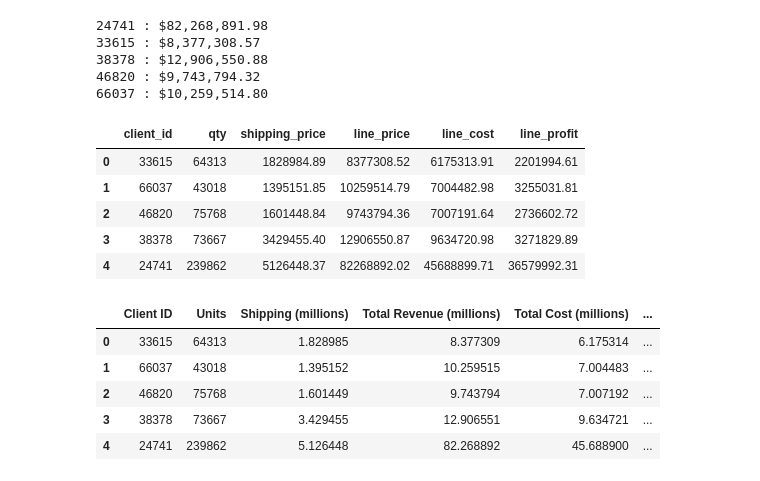
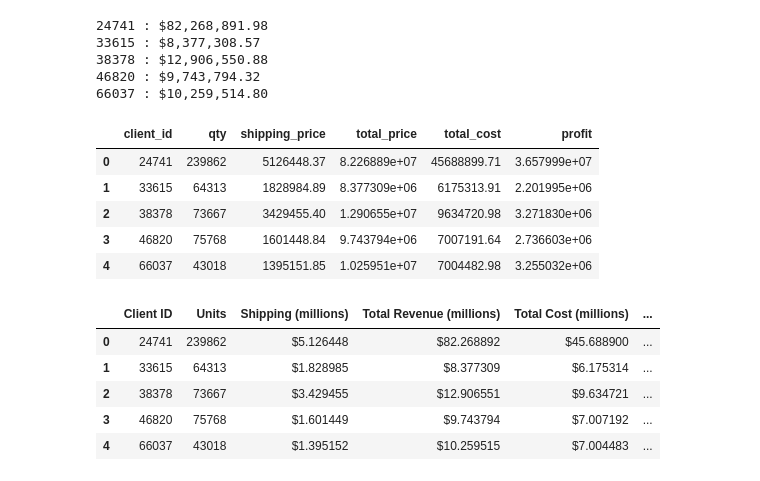
Before and after one commit to ReccaS/pandas-challenge-1, a Jupyter notebook: Starter_Code/wholesale_data_analysis_starter_code.ipynb, the cells around one changed output. Drawn from its saved outputs; the diff is of its cells as text; code cells hidden in the pictures.

```diff
--- a/Starter_Code/wholesale_data_analysis_starter_code.ipynb
+++ b/Starter_Code/wholesale_data_analysis_starter_code.ipynb
@@ -179,7 +180,7 @@ df.head()
 # %%
 # Create a column for the profit of each line using line cost and line price
 
-df["profit"] = (df["unit_price"] - df["unit_cost"])
+df["profit"] = (df["total_price"] - df["total_cost"])
 df.head()
 # %% [output]
 |  | first | last | job | phone | email | client_id | order_id | order_date | order_week | order_year | ... |
@@ -213,17 +214,11 @@ Order ID 6128929 had a total price of:  $923,441.24
 Use the new columns with confirmed values to find the following information.
 # %%
 # How much did each of the top 5 clients by quantity spend? Check your work from Part 1 for client ids.
-indices_to_select = df["client_id"].value_counts().sort_values(ascending=False).head().index.to_list()
-dfTotals = df.set_index("client_id").loc[indices_to_select].groupby("client_id")["total_price"].sum().reset_index()
+top5_clients = df["client_id"].value_counts().sort_values(ascending=False).head().index.to_list()
+dfTotals = df.set_index("client_id").loc[top5_clients].groupby("client_id")["total_price"].sum().reset_index()
 
 for index, row in dfTotals.iterrows():
      print(f"{int(row['client_id'])} : {'${:,.2f}'.format(row['total_price'])}")
-
-#33615: $8377308.52
-#66037: $10259514.79
-#46820: $9743794.36
-#38378: $12906550.87
-#24741: $82268892.02
 # %% [output]
 24741 : $82,268,891.98
 33615 : $8,377,308.57
@@ -233,32 +228,76 @@ for index, row in dfTotals.iterrows():
 # %%
 # Create a summary DataFrame showing the totals for the for the top 5 clients with the following information:
 # total units purchased, total shipping price, total revenue, and total profit.
+summary_df = df.set_index("client_id").loc[top5_clients].groupby("client_id").agg({
+    "qty": "sum",
+    "shipping_price": "sum",
+    "total_price": "sum",
+    "total_cost": "sum",
+    "profit": "sum"
+}).reset_index()
+summary_df
 # %% [output]
-|  | client_id | qty | shipping_price | line_price | line_cost | line_profit |
-| 0 | 33615 | 64313 | 1828984.89 | 8377308.52 | 6175313.91 | 2201994.61 |
-| 1 | 66037 | 43018 | 1395151.85 | 10259514.79 | 7004482.98 | 3255031.81 |
-| 2 | 46820 | 75768 | 1601448.84 | 9743794.36 | 7007191.64 | 2736602.72 |
-| 3 | 38378 | 73667 | 3429455.40 | 12906550.87 | 9634720.98 | 3271829.89 |
-| 4 | 24741 | 239862 | 5126448.37 | 82268892.02 | 45688899.71 | 36579992.31 |
+|  | client_id | qty | shipping_price | total_price | total_cost | profit |
+| 0 | 24741 | 239862 | 5126448.37 | 8.226889e+07 | 45688899.71 | 3.657999e+07 |
+| 1 | 33615 | 64313 | 1828984.89 | 8.377309e+06 | 6175313.91 | 2.201995e+06 |
+| 2 | 38378 | 73667 | 3429455.40 | 1.290655e+07 | 9634720.98 | 3.271830e+06 |
+| 3 | 46820 | 75768 | 1601448.84 | 9.743794e+06 | 7007191.64 | 2.736603e+06 |
+| 4 | 66037 | 43018 | 1395151.85 | 1.025951e+07 | 7004482.98 | 3.255032e+06 |
 # %%
 # Format the data and rename the columns to names suitable for presentation.
 
+formatted_df = summary_df.copy()
+formatted_df["shipping_price"]=formatted_df["shipping_price"].apply(lambda x: "${:,.2f}".format(x))
+formatted_df["total_price"]=formatted_df["total_price"].apply(lambda x: "${:,.2f}".format(x))
+formatted_df["total_cost"]=formatted_df["total_cost"].apply(lambda x: "${:,.2f}".format(x))
+formatted_df["profit"]=formatted_df["profit"].apply(lambda x: "${:,.2f}".format(x))
+formatted_df
+
+formatted_df = formatted_df.rename(columns={
+    "client_id": "Client ID",
+    "qty": "Units",
+    "shipping_price": "Shipping",
+    "total_price": "Total Revenue",
+    "total_cost": "Total Cost",
+    "profit": "Total Profit"
+})
+
+formatted_df
+
+
 # Define the money columns.
-
+money_columns = ["shipping_price","total_price","total_cost", "profit"]
 
 # Define a function that converts a dollar amount to millions.
 
+def currency_format_millions(mil):
+    return "${:,.6f}".format(mil/1000000)
 
 # Apply the currency_format_millions function to only the money columns.
 
+money_df = summary_df.copy()
+
+for column in money_columns:
+    money_df[column] = money_df[column].apply(currency_format_millions)
 
 # Rename the columns to reflect the change in the money format.
+
+money_df = money_df.rename(columns={
+    "client_id": "Client ID",
+    "qty": "Units",
+    "shipping_price": "Shipping (millions)",
+    "total_price": "Total Revenue (millions)",
+    "total_cost": "Total Cost (millions)",
+    "profit": "Total Profit (millions)"
+})
+
+money_df
 # %% [output]
 |  | Client ID | Units | Shipping (millions) | Total Revenue (millions) | Total Cost (millions) | ... |
-| 0 | 33615 | 64313 | 1.828985 | 8.377309 | 6.175314 | ... |
-| 1 | 66037 | 43018 | 1.395152 | 10.259515 | 7.004483 | ... |
-| 2 | 46820 | 75768 | 1.601449 | 9.743794 | 7.007192 | ... |
-| 3 | 38378 | 73667 | 3.429455 | 12.906551 | 9.634721 | ... |
-| 4 | 24741 | 239862 | 5.126448 | 82.268892 | 45.688900 | ... |
+| 0 | 24741 | 239862 | $5.126448 | $82.268892 | $45.688900 | ... |
+| 1 | 33615 | 64313 | $1.828985 | $8.377309 | $6.175314 | ... |
+| 2 | 38378 | 73667 | $3.429455 | $12.906551 | $9.634721 | ... |
+| 3 | 46820 | 75768 | $1.601449 | $9.743794 | $7.007192 | ... |
+| 4 | 66037 | 43018 | $1.395152 | $10.259515 | $7.004483 | ... |
 # %%
 # Sort the updated data by "Total Profit (millions)" form highest to lowest and assign the sort to a new DatFrame.
```
Also changed, not shown: parts of 3 cells of this notebook.
